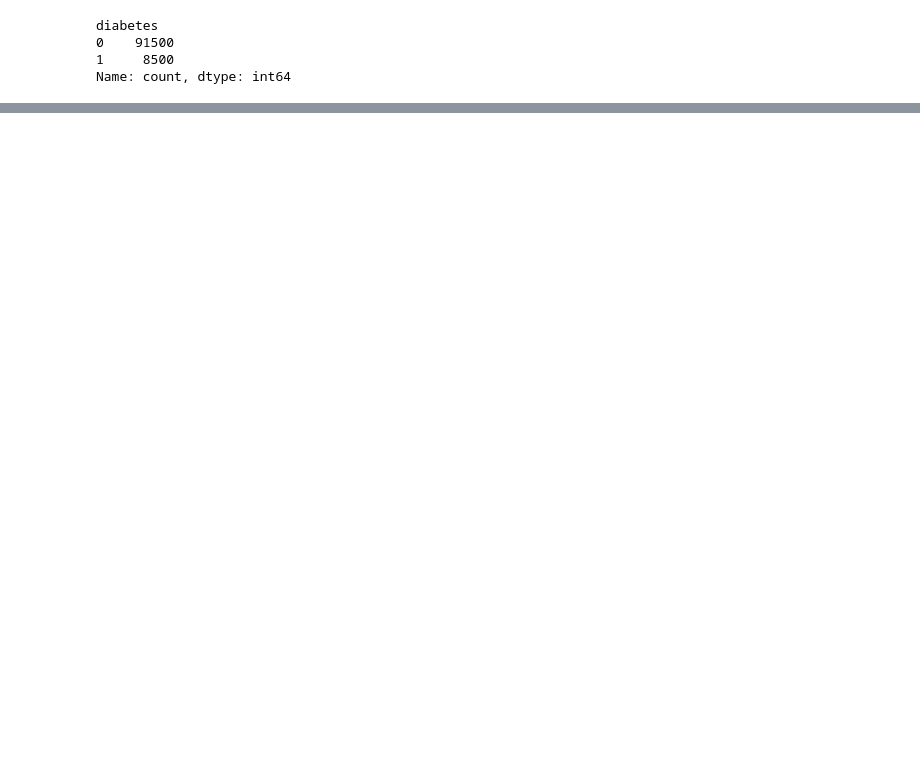
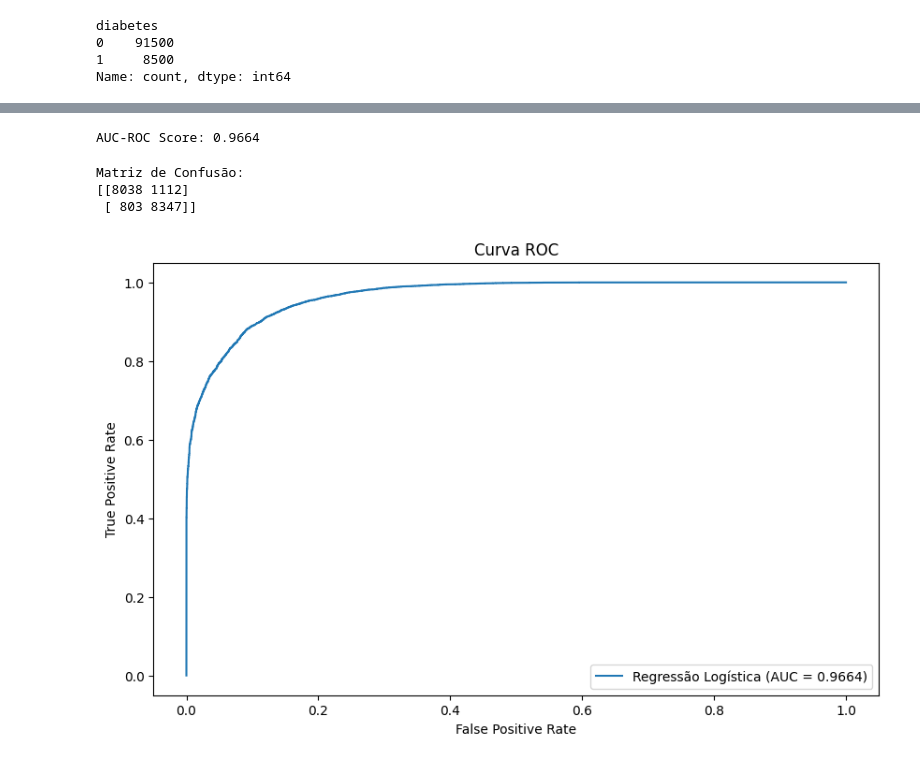
Before and after one commit to AdrianoMiguell/diabetes_prediction_model, a Jupyter notebook: diabetes_prediction_model.ipynb, the cells around one changed output, grey strips where cells are left out. Cells and saved outputs as stored; diff of their text form; code cells hidden in the pictures; blank space fills up the shorter version.

```diff
--- a/diabetes_prediction_model.ipynb
+++ b/diabetes_prediction_model.ipynb
@@ -174,0 +101,6 @@ weighted avg       0.94      0.89      0.90     10000
+# %%
+# Criando o modelo de Regressão Logística
+lr = LogisticRegression(random_state=1000)
+# %%
+# Treinando o modelo
+lr.fit(Xtrain, ytrain)
@@ -174,0 +109,10 @@ weighted avg       0.94      0.89      0.90     10000
+# %%
+# Avaliando o modelo
+ypred = lr.predict(Xtest)
+ypred_proba = lr.predict_proba(Xtest)[:, 1]
+# %%
+# Encontrando o threshold ótimo
+fpr, tpr, thresholds = roc_curve(ytest, ypred_proba)
+optimal_idx = np.argmax(tpr - fpr)
+optimal_threshold = thresholds[optimal_idx]
+print(f'O threshold ótimo é {optimal_threshold:.2f}')
@@ -174,0 +137,25 @@ weighted avg       0.94      0.89      0.90     10000
+# %%
+# AUC-ROC Score
+roc_auc = roc_auc_score(ytest, ypred_proba)
+print(f'AUC-ROC Score: {roc_auc:.4f}')
+# %% [output]
+AUC-ROC Score: 0.9664
+# %%
+# Matriz de Confusão
+conf_matrix = confusion_matrix(ytest, ypred_adjusted)
+print(f'Matriz de Confusão:\n{conf_matrix}')
+# %% [output]
+Matriz de Confusão:
+[[8038 1112]
+ [ 803 8347]]
+# %%
+# Plotando a curva ROC
+plt.figure(figsize=(10, 6))
+plt.plot(fpr, tpr, label=f'Regressão Logística (AUC = {roc_auc:.4f})')
+plt.xlabel('False Positive Rate')
+plt.ylabel('True Positive Rate')
+plt.title('Curva ROC')
+plt.legend(loc='best')
+plt.show()
+# %% [output]
+[figure, added]
```
Also changed, not shown: parts of 24 cells of this notebook, 2 other files.
